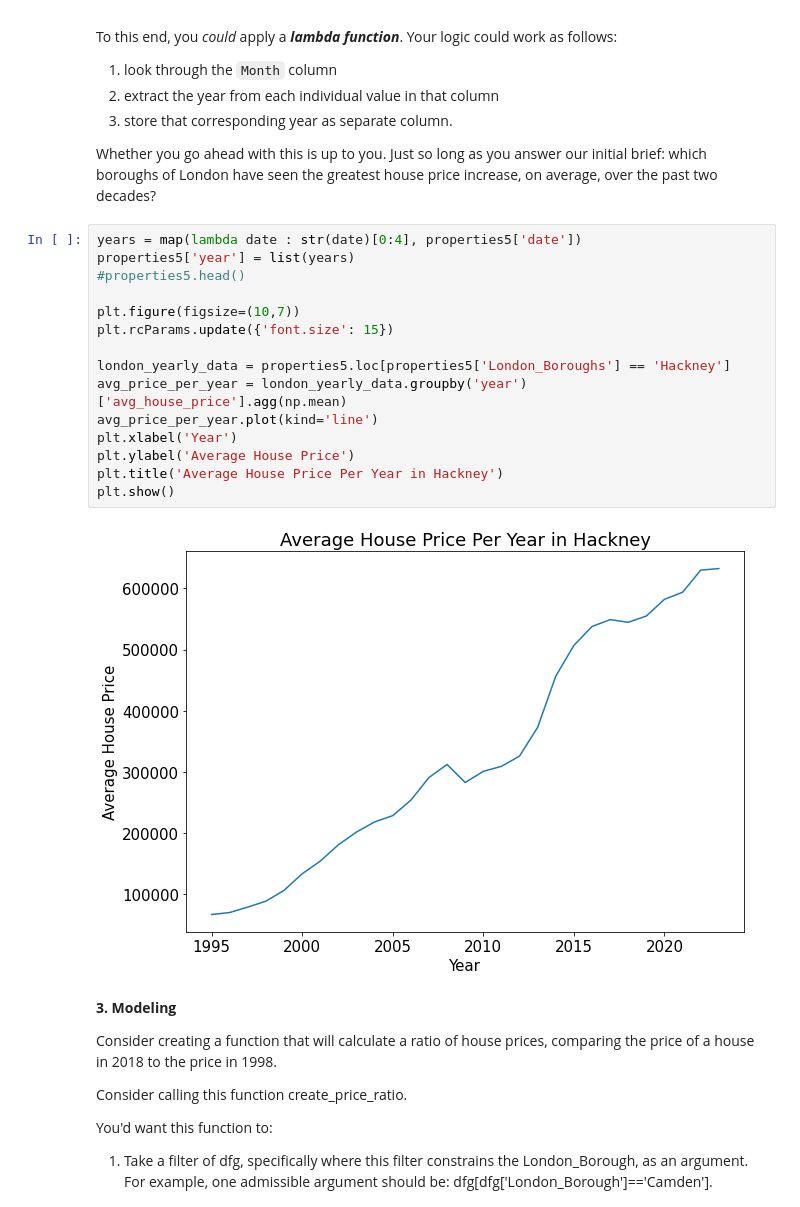
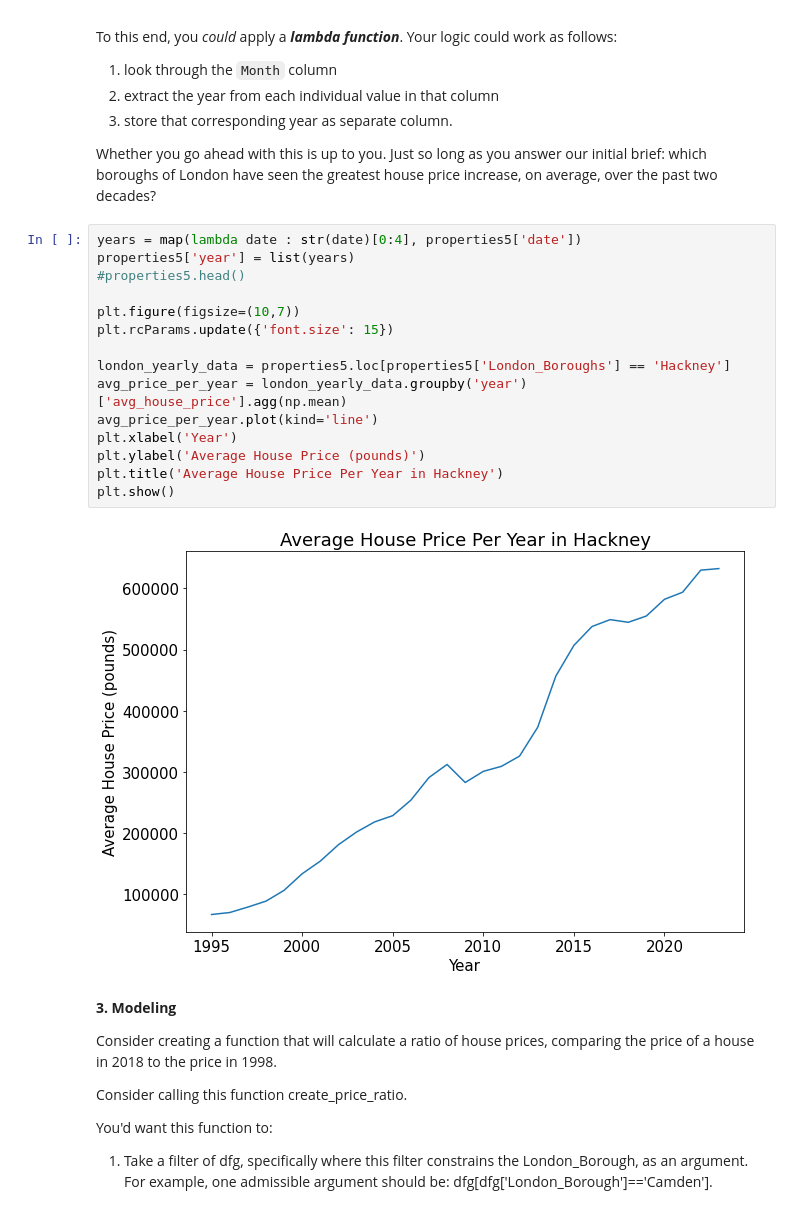
Before and after one commit to gnye8/London_Housing_Case_Study, a Jupyter notebook: Unit 4 Challenge - Tier 3.ipynb, the cells around one changed output. Cells and saved outputs as stored; diff of their text form.

Commit message:
added figure

```diff
--- a/Unit 4 Challenge - Tier 3.ipynb
+++ b/Unit 4 Challenge - Tier 3.ipynb
@@ -303,20 +303,20 @@ Whether you go ahead with this is up to you. Just so long as you answer our init
 # %%
 years = map(lambda date : str(date)[0:4], properties5['date'])
 properties5['year'] = list(years)
 #properties5.head()
 
 plt.figure(figsize=(10,7))
 plt.rcParams.update({'font.size': 15})
 
 london_yearly_data = properties5.loc[properties5['London_Boroughs'] == 'Hackney']
 avg_price_per_year = london_yearly_data.groupby('year')['avg_house_price'].agg(np.mean)
 avg_price_per_year.plot(kind='line')
 plt.xlabel('Year')
-plt.ylabel('Average House Price')
+plt.ylabel('Average House Price (pounds)')
 plt.title('Average House Price Per Year in Hackney')
 plt.show()
 # %% [output]
-[figure, old version]
+[figure, new version]
 # %% [markdown]
 **3. Modeling**
 
```
Also changed, not shown: parts of 3 cells of this notebook.
